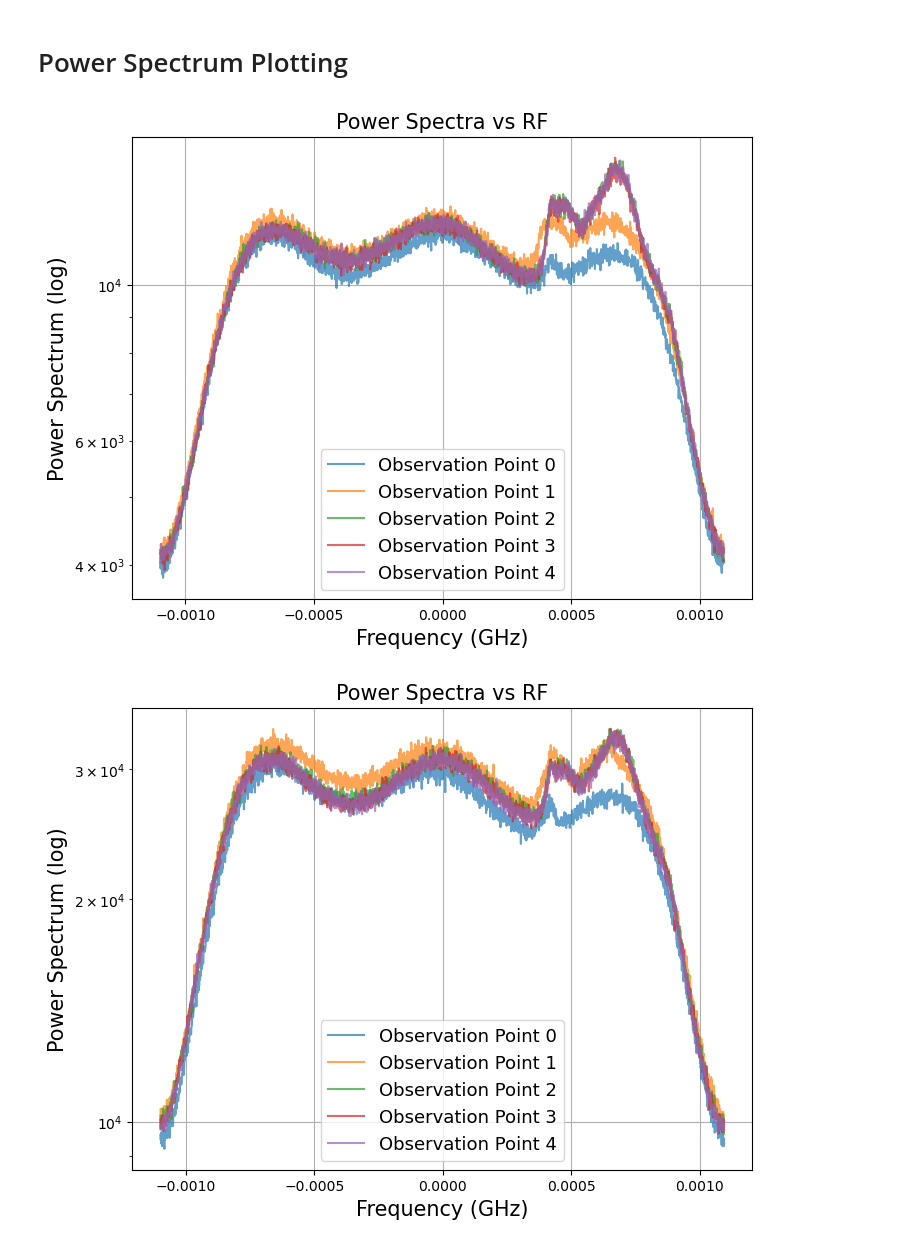
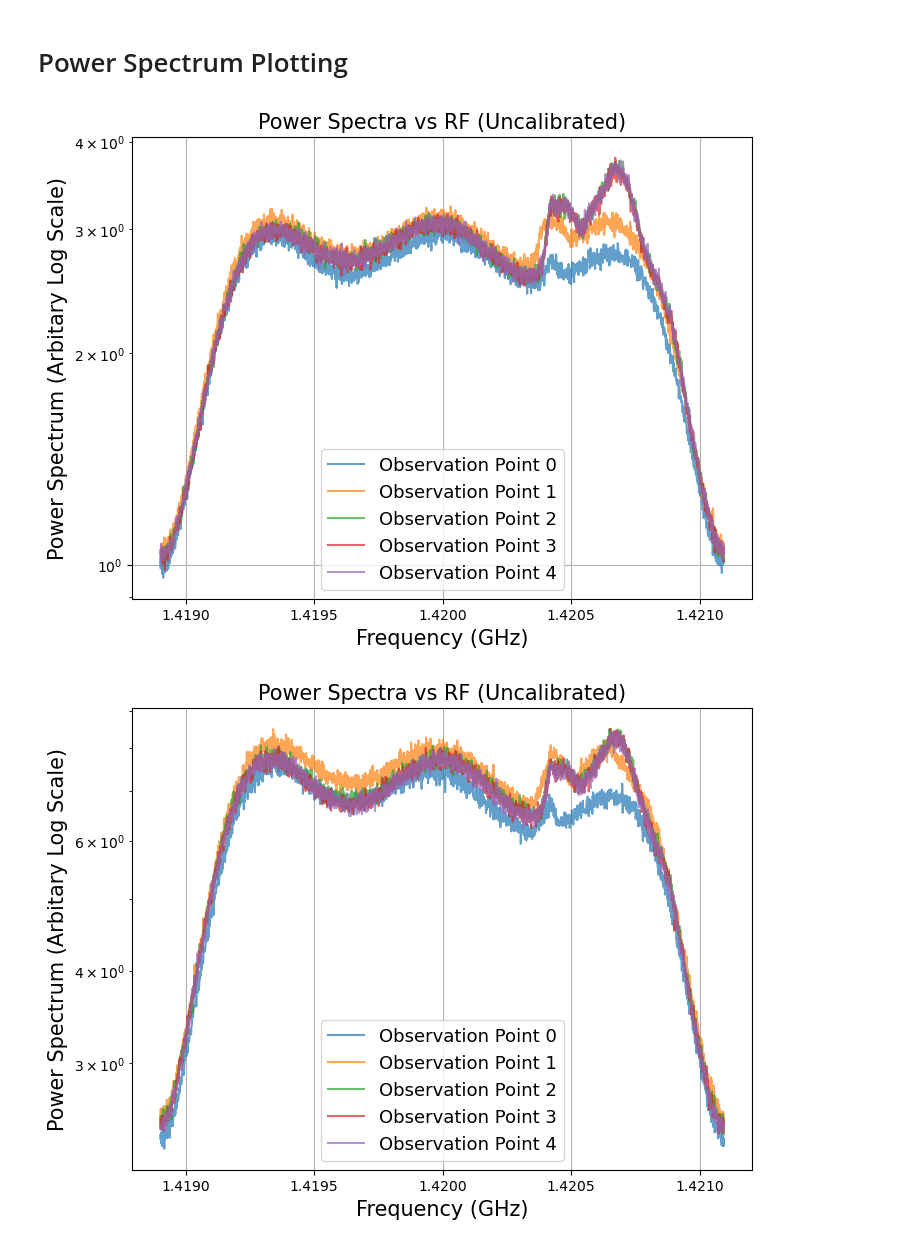
Before and after one commit to Brandon102002/ugastro, a Jupyter notebook: lab_4_analysis.ipynb, the cells around one changed output. Saved outputs shown, nothing was run; the diff lists cells and outputs as text; code cells hidden in the pictures.

Commit message:
minor graph fixes

```diff
--- a/lab_4_analysis.ipynb
+++ b/lab_4_analysis.ipynb
@@ -140,38 +140,38 @@ bounds = (2, -4)
 
 def plot_power_spectrum(data, labels, normalize=False, xlim=None, ylim=None):
     plt.figure(figsize=graphSizeSingle)
-    freqs = fftfreq(WINDOW, 1/SAMPLE_RATE)
+    freqs = fftfreq(WINDOW, 1/SAMPLE_RATE) + LO
     freqs = fftshift((freqs))[bounds[0]:bounds[1]]
 
     for spectrum, label in zip(data, labels):
         spectrum = spectrum - np.mean(spectrum) if normalize else spectrum
         spectrum = fftshift(spectrum[bounds[0]:bounds[1]])
         #freqs = fftshift(freqs[bounds[0]:bounds[1]])
-        plt.plot(freqs / 1e9, spectrum, label=f"Observation Point {label}", alpha=0.7)
+        plt.plot(freqs / 1e9, spectrum / 4e3, label=f"Observation Point {label}", alpha=0.7)
     plt.xlabel("Frequency (GHz)", fontsize=axisSize)
-    plt.ylabel("Power Spectrum (log)", fontsize=axisSize)
+    plt.ylabel("Power Spectrum (Arbitary Log Scale)", fontsize=axisSize)
     plt.yscale("log")
     plt.xlim(xlim)
     plt.ylim(ylim)
     plt.legend(fontsize=legendSize)
-    title_label = " (Normalized)" if normalize else ""
-    plt.title(f"Power Spectra vs RF{title_label}", size=titleSize)
+    title_label = "(Normalized)" if normalize else "(Uncalibrated)"
+    plt.title(f"Power Spectra vs RF {title_label}", size=titleSize)
     plt.grid()
     plt.show()
 
 
 plot_power_spectrum(sdr_data[0], points)
 plot_power_spectrum(sdr_data[1], points)
 
 # calibrated_data_0 = [sdr_data[0][i] / cal_data[0][i // 4] for i in range(0, 5)]
 # calibrated_data_1 = [sdr_data[1][i] / cal_data[1][i // 4] for i in range(0, 5)]
 # plot_power_spectrum(calibrated_data_0, rf_freqs, points)
 # plot_power_spectrum(calibrated_data_1, rf_freqs, points)
 #
 # calibrated_data_0 = [sdr_data[0][i] - cal_data[0][i // 4] for i in range(0, 5)]
 # calibrated_data_1 = [sdr_data[1][i] - cal_data[1][i // 4] for i in range(0, 5)]
 # plot_power_spectrum(calibrated_data_0, rf_freqs, points)
 # plot_power_spectrum(calibrated_data_1, rf_freqs, points)
 # %% [output]
-[figure, old version]
+[figure, new version]
-[figure, old version]
+[figure, new version]
```
